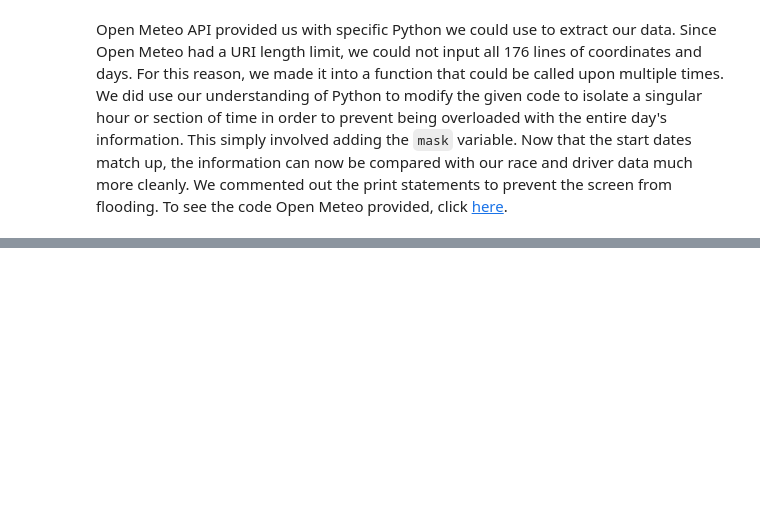
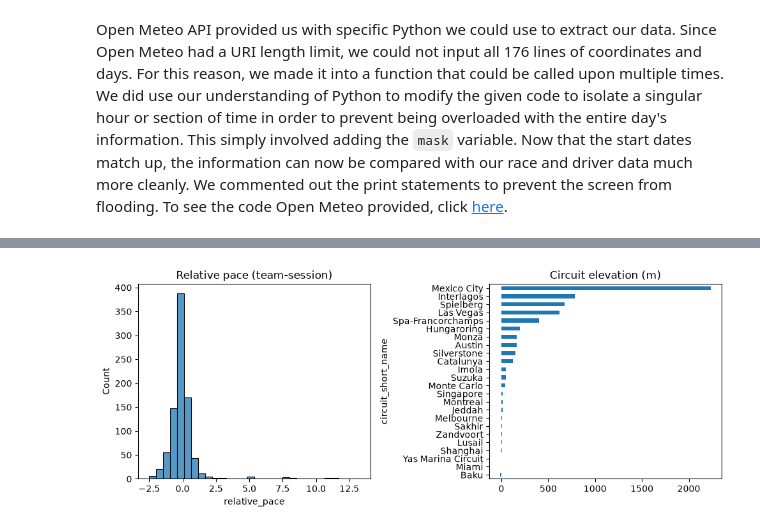
Before and after one commit to rbllrd/info2950-204_project, a Jupyter notebook: Phase2Peer.ipynb, the cells around one changed output, grey strips where cells are left out. Drawn from its saved outputs; the diff is of its cells as text; code cells hidden in the pictures; blank space fills up the shorter version.

```diff
--- a/Phase2Peer.ipynb
+++ b/Phase2Peer.ipynb
@@ -315,0 +352,8 @@ Open Meteo API provided us with specific Python we could use to extract our data
+# %%
+import pandas as pd
+import matplotlib.pyplot as plt
+import seaborn as sns
+
+df = pd.read_csv("analysis_ready.csv")
+print(df.shape)
+df.head()
@@ -315,0 +381,12 @@ Open Meteo API provided us with specific Python we could use to extract our data
+# %%
+# Univariate: relative pace and elevation (Mexico City stands out)
+fig, axes = plt.subplots(1, 2, figsize=(10, 4))
+sns.histplot(df["relative_pace"], bins=30, ax=axes[0])
+axes[0].set_title("Relative pace (team-session)")
+elev = df.groupby("circuit_short_name")["elevation_m"].first().sort_values()
+elev.plot(kind="barh", ax=axes[1])
+axes[1].set_title("Circuit elevation (m)")
+plt.tight_layout()
+plt.show()
+# %% [output]
+[figure, added]
```
Also changed, not shown: parts of 21 cells of this notebook, 4 other files.
